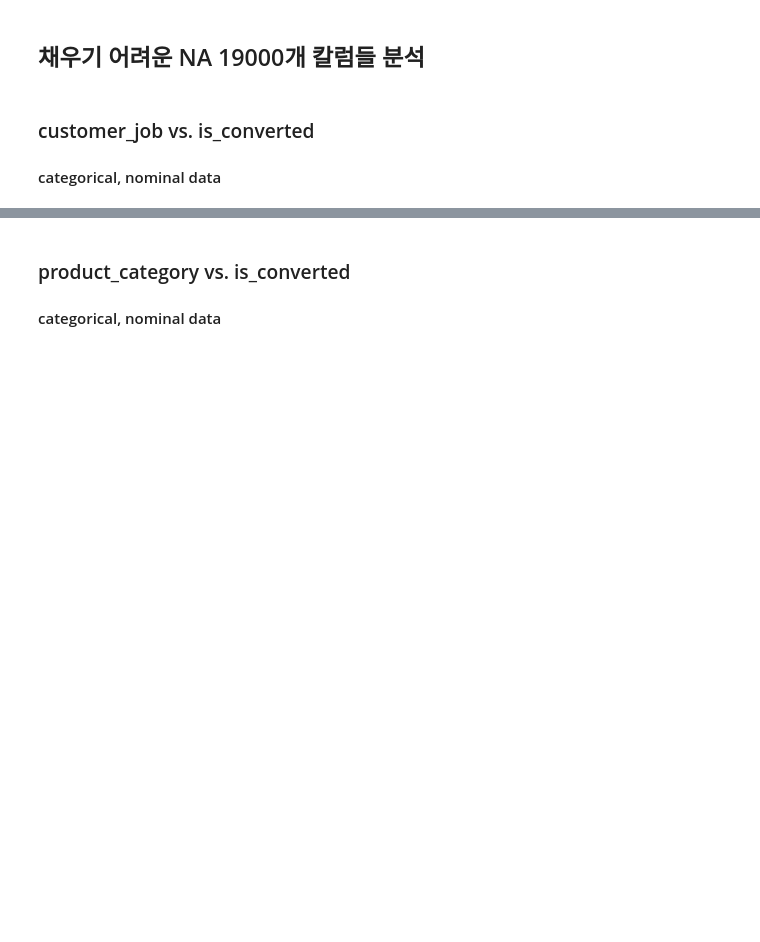
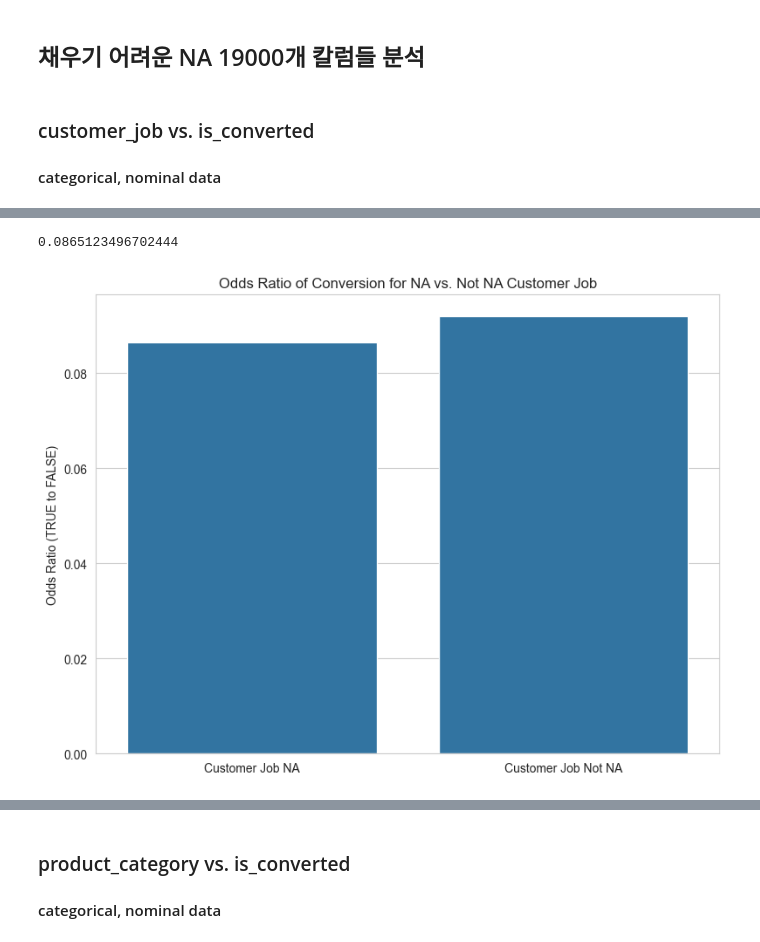
Before and after one commit to AhyoungOh/Coffee, a Jupyter notebook: eda.ipynb, the cells around one changed output, grey strips where cells are left out. Cells and saved outputs as stored; diff of their text form; code cells hidden in the pictures; blank space fills up the shorter version.

```diff
--- a/eda.ipynb
+++ b/eda.ipynb
@@ -851,0 +1024,36 @@ Chi-square Statistic: 932.7697730435593, P-value: 5.57586535061509e-193
+# %%
+# Subset where 'customer_job' is NA
+df_customer_job_na = df[df['customer_job'].isna()]
+
+# Subset where 'customer_job' is not NA
+df_customer_job_not_na = df[~df['customer_job'].isna()]
+
+# Function to calculate odds ratio
+def calculate_odds_ratio(df_subset):
+    count_is_converted = df_subset['is_converted'].value_counts()
+    odds_true = count_is_converted.get('TRUE', 0) / count_is_converted.get('FALSE', 1)  # Avoid division by zero
+    return odds_true
+
+# Calculate odds ratios
+odds_ratio_na = calculate_odds_ratio(df_customer_job_na)
+odds_ratio_not_na = calculate_odds_ratio(df_customer_job_not_na)
+
+print(odds_ratio_na)
+# Data for visualization
+odds_ratios = {'Customer Job NA': odds_ratio_na, 'Customer Job Not NA': odds_ratio_not_na}
+names = list(odds_ratios.keys())
+values = list(odds_ratios.values())
+
+# Create bar plot
+plt.figure(figsize=(8, 6))
+sns.barplot(x=names, y=values)
+plt.ylabel('Odds Ratio (TRUE to FALSE)')
+plt.title('Odds Ratio of Conversion for NA vs. Not NA Customer Job')
+plt.tight_layout()
+plt.show()
+
+# 전체적으로 보면, 자신의 직종을 나타내는것만으로는 conversion에 큰 영향을 미치지 않는것으로 보인다.
+# 그렇다면 각 category와 비교를 해보겠다.
+# %% [output]
+0.0865123496702444
+[figure, added]
```
Also changed, not shown: parts of 15 cells of this notebook, 1 other file.
